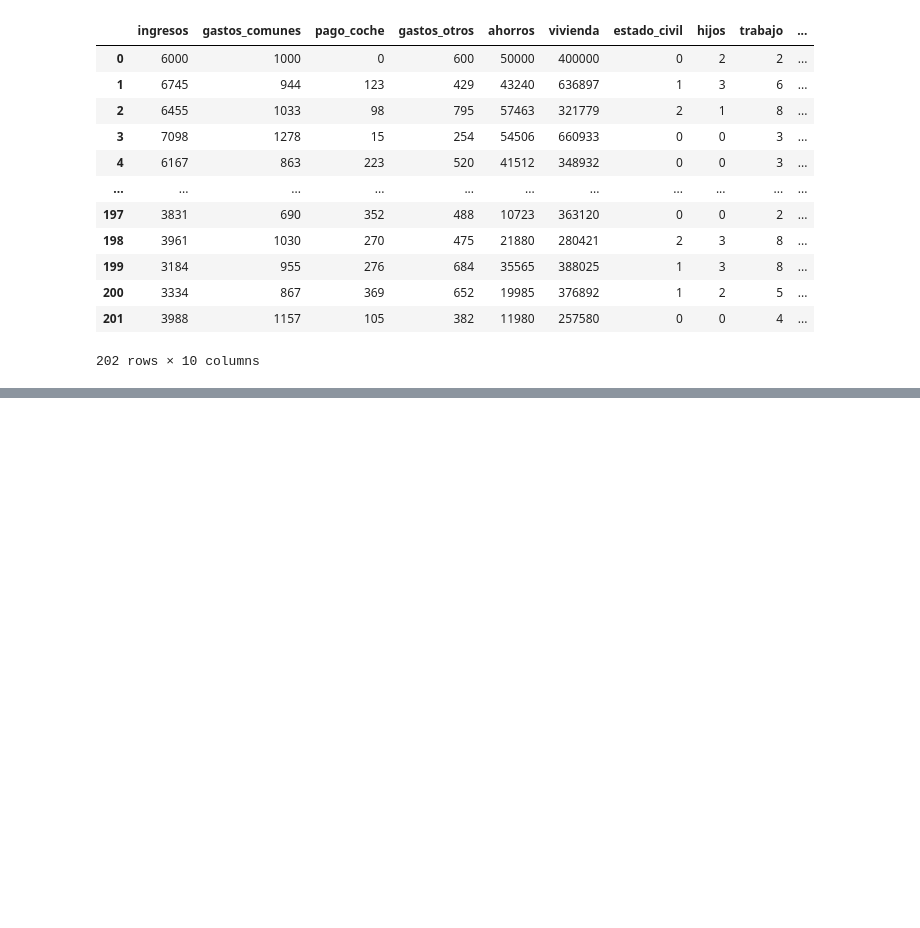
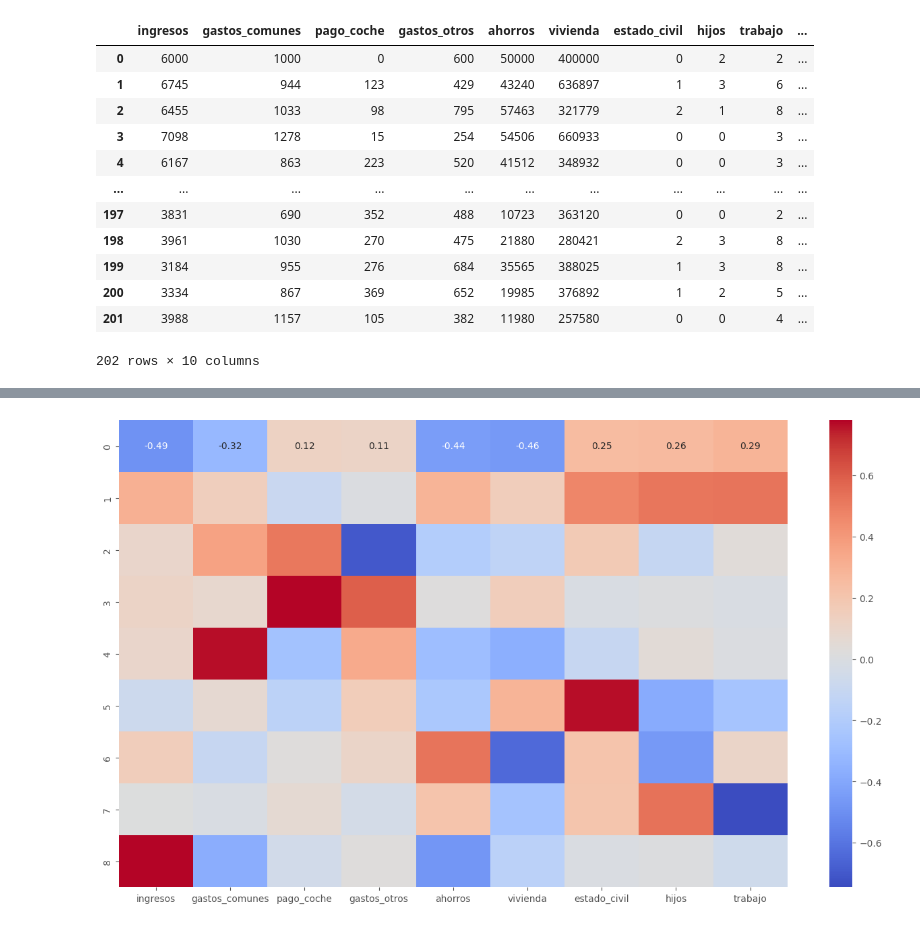
Before and after one commit to CesarOrtiz1994/Evaluacion2Extracion, a Jupyter notebook: ejercicio4.ipynb, the cells around one changed output, grey strips where cells are left out. Drawn from its saved outputs; the diff is of its cells as text; code cells hidden in the pictures; blank space fills up the shorter version.

```diff
--- a/ejercicio4.ipynb
+++ b/ejercicio4.ipynb
@@ -67,0 +61,12 @@ suma: 0.5132706915557044
+# %%
+#Instanciamos objeto PCA y aplicamos
+pca=PCA(n_components=9)
+
+pca.fit(X_scaled) # obtener los componentes principales
+# Obtener los autovalores
+autovalores = pca.explained_variance_
+
+autovalores
+# Obtener los autovectores
+autovectores = pca.components_
+autovectores
@@ -109,0 +100,7 @@ plt.show()
+# %%
+#definimos los nombres de nuestras dimenciones
+nombres = datos.columns
+
+autovectores_df = pd.DataFrame(autovectores)
+autovectores_df.columns = nombres[0:9]
+autovectores_df
@@ -109,0 +118,6 @@ plt.show()
+# %%
+# Relacion entre los datos
+sb.heatmap(autovectores_df, cmap='coolwarm', annot=True)
+plt.show()
+# %% [output]
+[figure, added]
```
Also changed, not shown: parts of 19 cells of this notebook.
